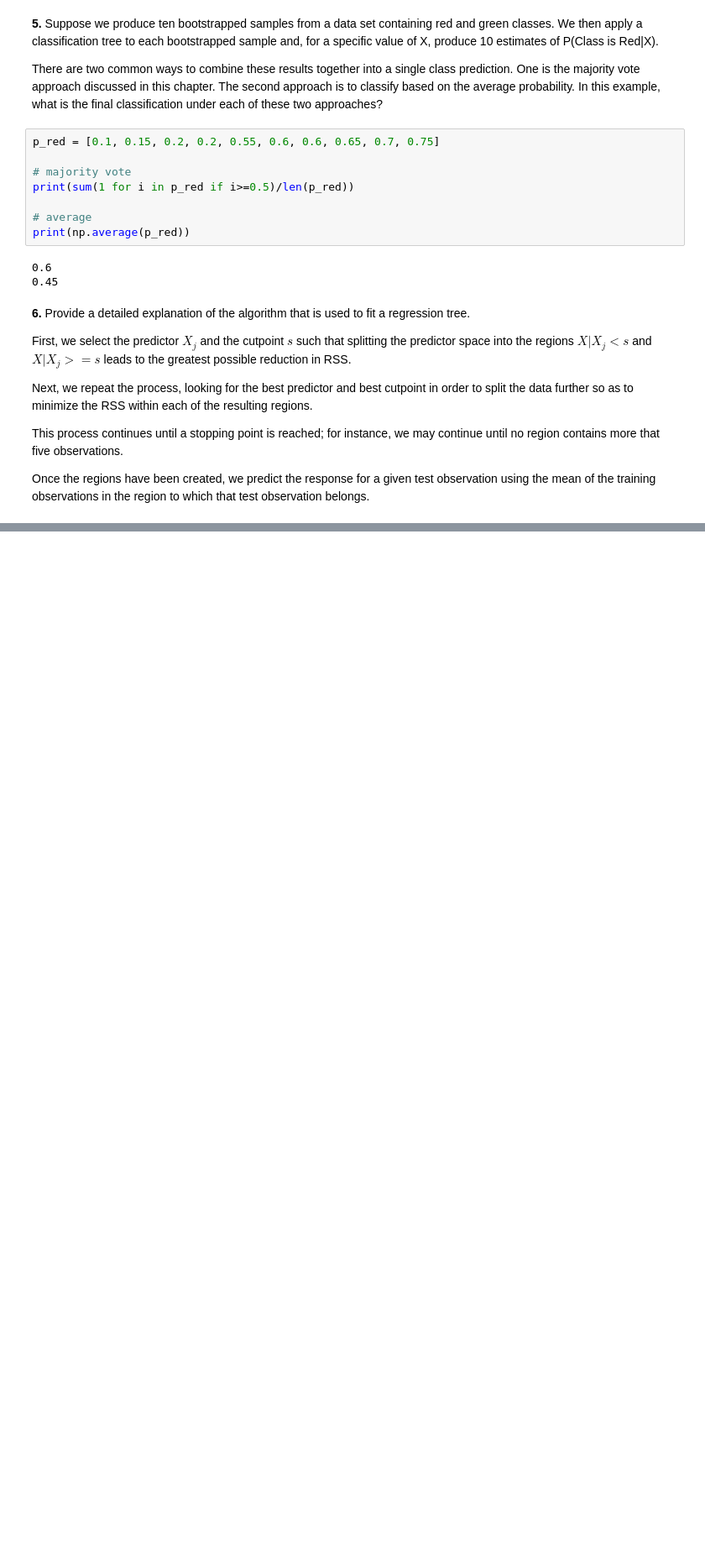
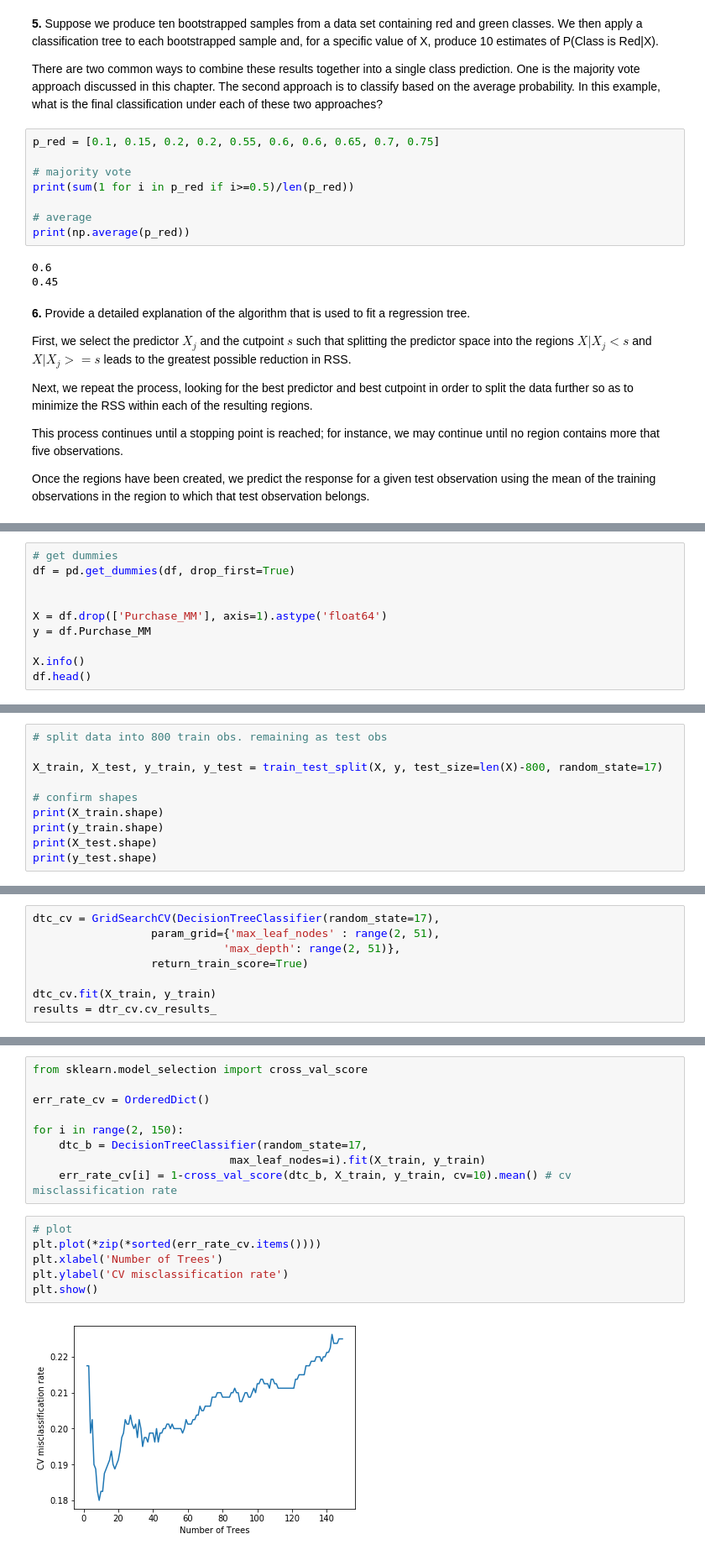
Before and after one commit to DTRuiz/ISLpy, a Jupyter notebook: Chapter8_exercises.ipynb, the cells around one changed output, grey strips where cells are left out. Shown: that part at 84% size. Saved outputs shown, nothing was run; the diff lists cells and outputs as text; blank space fills up the shorter version.

```diff
--- a/Chapter8_exercises.ipynb
+++ b/Chapter8_exercises.ipynb
@@ -92,0 +396,10 @@ Once the regions have been created, we predict the response for a given test obs
+# %%
+# get dummies
+df = pd.get_dummies(df, drop_first=True)
+
+
+X = df.drop(['Purchase_MM'], axis=1).astype('float64')
+y = df.Purchase_MM
+
+X.info()
+df.head()
@@ -92,0 +430,10 @@ Once the regions have been created, we predict the response for a given test obs
+# %%
+# split data into 800 train obs. remaining as test obs
+
+X_train, X_test, y_train, y_test = train_test_split(X, y, test_size=len(X)-800, random_state=17)
+
+# confirm shapes
+print(X_train.shape)
+print(y_train.shape)
+print(X_test.shape)
+print(y_test.shape)
@@ -92,0 +536,8 @@ Once the regions have been created, we predict the response for a given test obs
+# %%
+dtc_cv = GridSearchCV(DecisionTreeClassifier(random_state=17),
+                  param_grid={'max_leaf_nodes' : range(2, 51),
+                             'max_depth': range(2, 51)},
+                  return_train_score=True)
+
+dtc_cv.fit(X_train, y_train)
+results = dtr_cv.cv_results_
@@ -92,0 +556,17 @@ Once the regions have been created, we predict the response for a given test obs
+# %%
+from sklearn.model_selection import cross_val_score
+
+err_rate_cv = OrderedDict()
+
+for i in range(2, 150):
+    dtc_b = DecisionTreeClassifier(random_state=17,
+                              max_leaf_nodes=i).fit(X_train, y_train)
+    err_rate_cv[i] = 1-cross_val_score(dtc_b, X_train, y_train, cv=10).mean() # cv misclassification rate
+# %%
+# plot
+plt.plot(*zip(*sorted(err_rate_cv.items())))
+plt.xlabel('Number of Trees')
+plt.ylabel('CV misclassification rate')
+plt.show()
+# %% [output]
+[figure, added]
```
Also changed, not shown: parts of 113 cells of this notebook.
